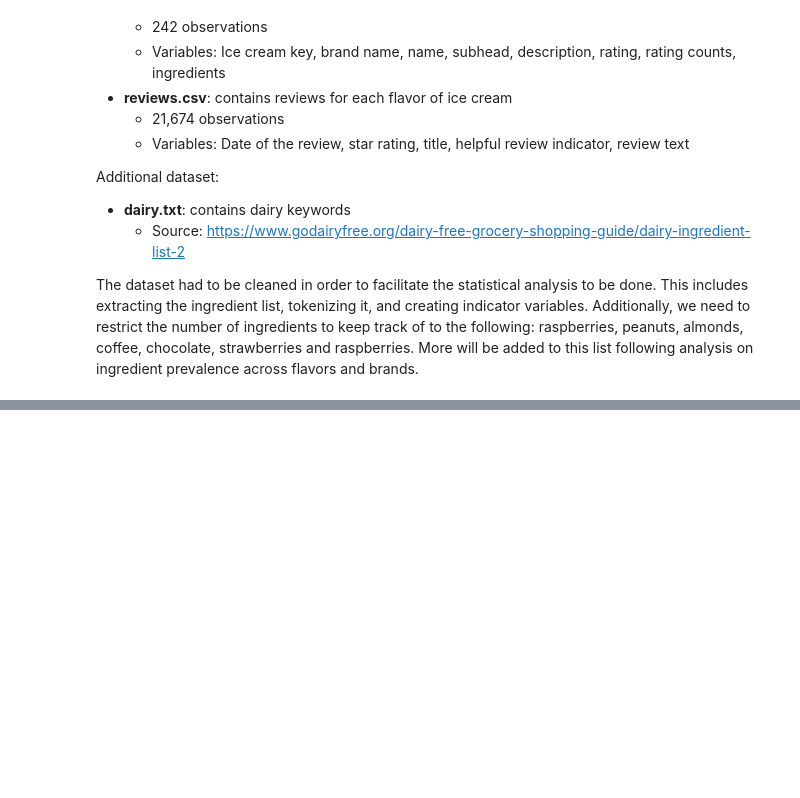
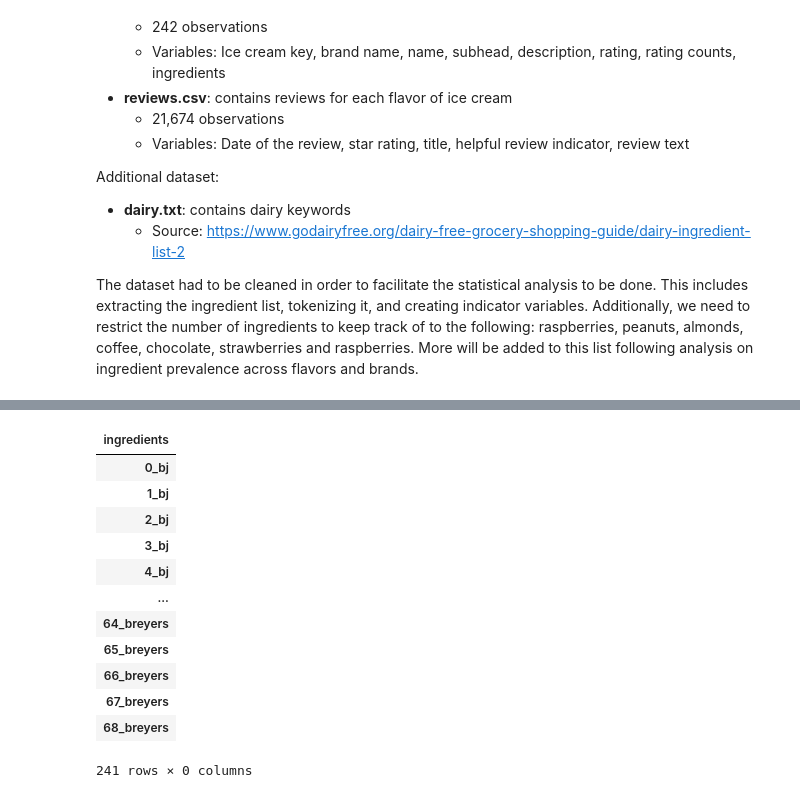
Before and after one commit to anushnap/icecream, a Jupyter notebook: icecream_v2.ipynb, the cells around one changed output, grey strips where cells are left out. Drawn from its saved outputs; the diff is of its cells as text; code cells hidden in the pictures; blank space fills up the shorter version.

```diff
--- a/icecream_v2.ipynb
+++ b/icecream_v2.ipynb
@@ -360,0 +250,3 @@ pd.DataFrame.from_dict(top20_dict, orient = "index")
+# %%
+ing_list = list(get_ingredients_count(child_regex, df, ignore_organic = False).keys())
+target_ing = [ing.upper() for ing in target_ing if ing.upper() in ing_list]
@@ -360,0 +263,17 @@ pd.DataFrame.from_dict(top20_dict, orient = "index")
+# %%
+ing_dict = get_ingredients(split_regex, df, ignore_organic)
+ing_list = list(get_ingredients_count(split_regex, df, ignore_organic).keys())
+target_ing = [ing.upper() for ing in target_ing if ing.upper() in ing_list]
+
+indicator_dict = {}
+target_ing_df = pd.DataFrame({"ingredients" : target_ing})
+
+for key in ing_dict.keys():
+    indicator_dict[key] = [item in ing_dict[key] for item in target_ing_df["ingredients"]]
+
+indicator_df = target_ing_df.join(pd.DataFrame(data = indicator_dict))
+
+if ingCols:
+    indicator_df = indicator_df.set_index("ingredients").transpose()
+    #\
+    #.reset_index().rename(columns = {"index" : "key"}).rename_axis(None, axis = 1)
@@ -360,0 +298,25 @@ pd.DataFrame.from_dict(top20_dict, orient = "index")
+# %%
+indicator_dict = {}
+target_ing_df = pd.DataFrame({"ingredients" : target_ing})
+
+for key in ing_dict.keys():
+    indicator_dict[key] = [item in ing_dict[key] for item in target_ing_df["ingredients"]]
+
+indicator_df = target_ing_df.join(pd.DataFrame(data = indicator_dict))
+
+if ingCols:
+    indicator_df = indicator_df.set_index("ingredients").transpose()
+# %% [output]
+| ingredients |
+| 0_bj |
+| 1_bj |
+| 2_bj |
+| 3_bj |
+| 4_bj |
+| ... |
+| 64_breyers |
+| 65_breyers |
+| 66_breyers |
+| 67_breyers |
+| 68_breyers |
+241 rows × 0 columns
```
Also changed, not shown: parts of 43 cells of this notebook.
